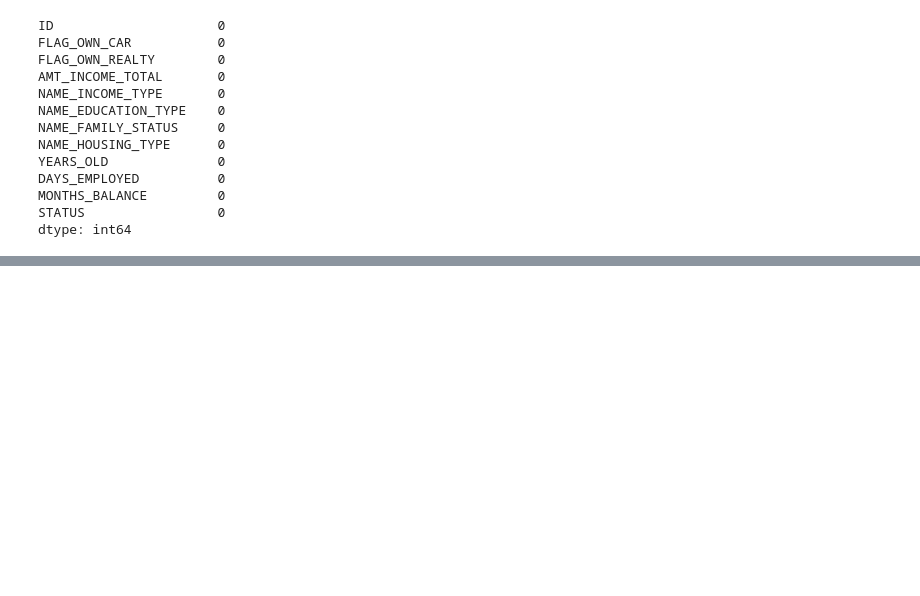
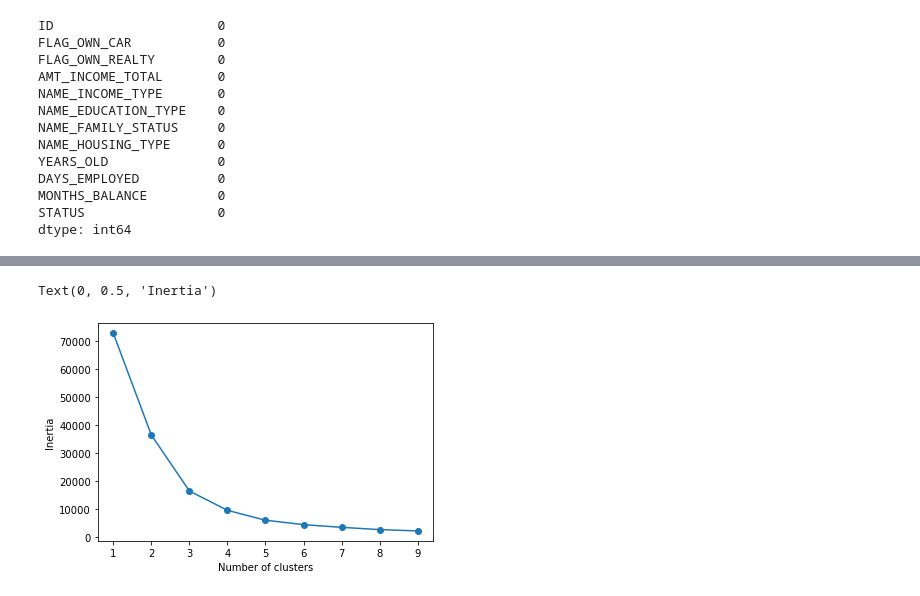
Before and after one commit to shlokshah7/ECS-171-project, a Jupyter notebook: Unsupervised Learning.ipynb, the cells around one changed output, grey strips where cells are left out. Saved outputs shown, nothing was run; the diff lists cells and outputs as text; code cells hidden in the pictures; blank space fills up the shorter version.

```diff
--- a/Unsupervised Learning.ipynb
+++ b/Unsupervised Learning.ipynb
@@ -148,0 +258,20 @@ comprehensive.to_csv('mergedApplicationCreditRecords.csv')
+# %%
+# Source: https://www.analyticsvidhya.com/blog/2019/08/comprehensive-guide-k-means-clustering/
+# In order to determine which number of clusters we should use, we'll run though a series of tests
+# Takes some time to run (30-45 seconds)
+from sklearn.cluster import KMeans
+
+output = []
+for cluster in range(1, 10):
+    kmeans = KMeans(n_clusters = cluster, init="k-means++")
+    kmeans.fit(scaledDF1)
+    output.append(kmeans.inertia_)
+
+#Plot the data to visually determine number of clusters
+graph = pd.DataFrame({"Cluster":range(1,10), "Output":output})
+plt.plot(graph["Cluster"], graph["Output"], marker="o")
+plt.xlabel("Number of clusters")
+plt.ylabel("Inertia")
+# %% [output]
+Text(0, 0.5, 'Inertia')
+[figure, added]
```
Also changed, not shown: parts of 63 cells of this notebook.
